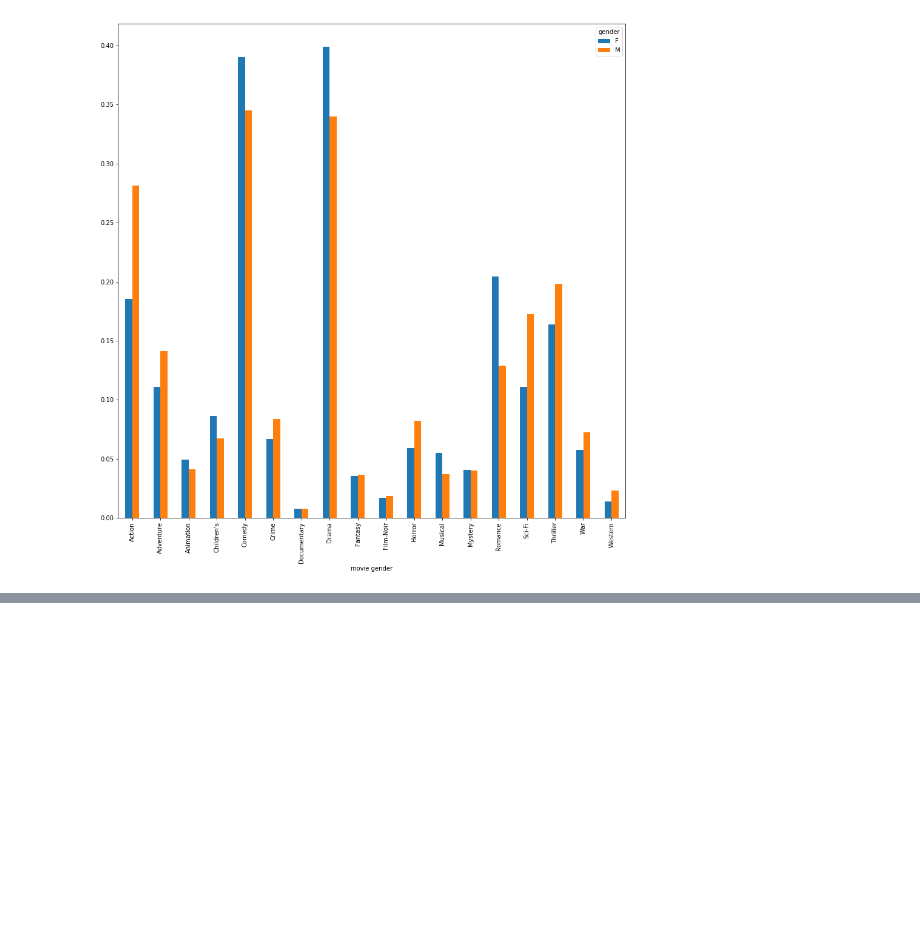
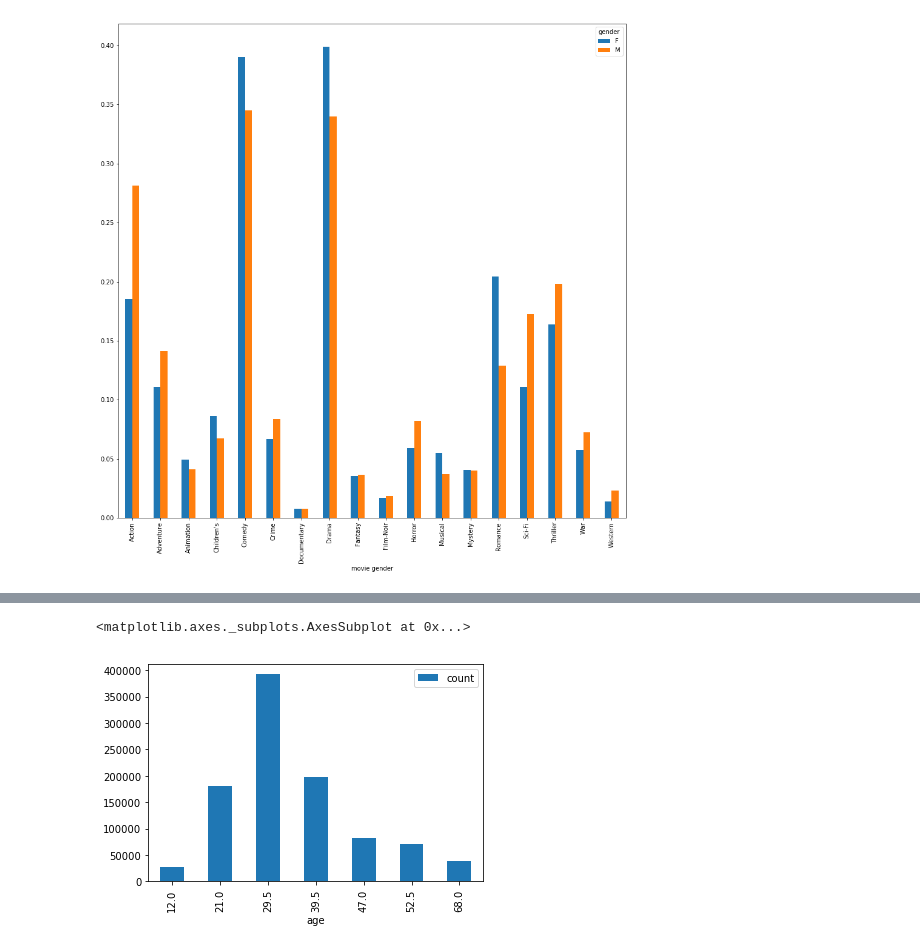
Before and after one commit to nicolagennaro/pussy-project, a Jupyter notebook: Join.ipynb, the cells around one changed output, grey strips where cells are left out. Cells and saved outputs as stored; diff of their text form; code cells hidden in the pictures; blank space fills up the shorter version.

```diff
--- a/Join.ipynb
+++ b/Join.ipynb
@@ -662,0 +699,4 @@ Western       0.014109  0.022884
+# %%
+tr3 = pd.pivot_table(urm,index=["age"], values = ["rating",'year'], aggfunc={'rating':('count'),'year': ('min','max')})
+
+tr3
@@ -662,0 +714,5 @@ Western       0.014109  0.022884
+# %%
+tr3['rating'].plot.bar()
+# %% [output]
+<matplotlib.axes._subplots.AxesSubplot at 0x...>
+[figure, added]
```
Also changed, not shown: parts of 7 cells of this notebook.
